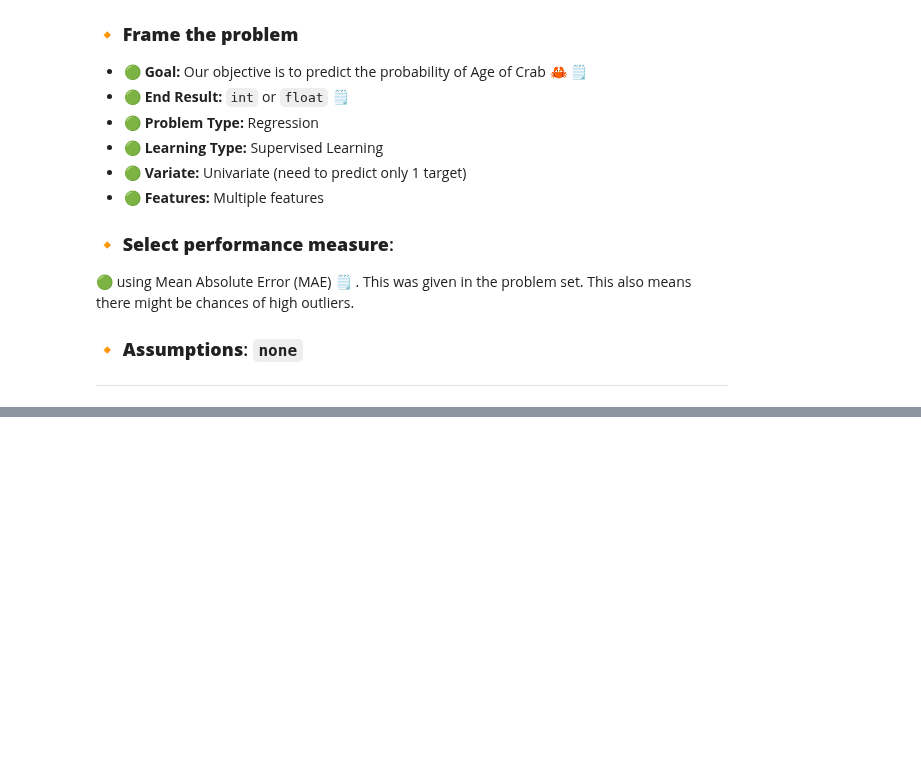
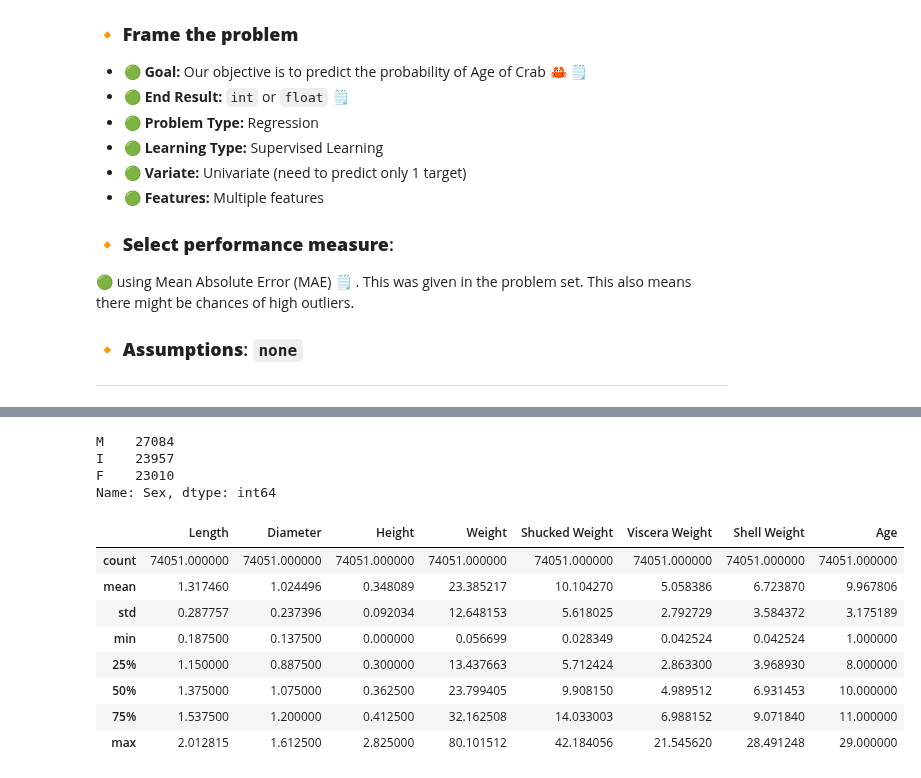
Before and after one commit to subramanya4shenoy/MachineLearningNbs, a Jupyter notebook: Kaggle/Competitions/PGS_S3E16.ipynb, the cells around one changed output, grey strips where cells are left out. Drawn from its saved outputs; the diff is of its cells as text; code cells hidden in the pictures; blank space fills up the shorter version.

```diff
--- a/Kaggle/Competitions/PGS_S3E16.ipynb
+++ b/Kaggle/Competitions/PGS_S3E16.ipynb
@@ -26,0 +137,30 @@ The dataset for this competition (both train and test) was generated from a deep
+# %%
+'''
+Observation:
+1. checking the uniq value counts in categorical column (sex)
+2. We see the strats are well representative for now.
+'''
+train_df['Sex'].value_counts()
+# %% [output]
+M    27084
+I    23957
+F    23010
+Name: Sex, dtype: int64
+# %%
+'''
+Observation:
+1. Age is in integer (max is 29 and min being 1, need to check the scale of this)
+2. length, height and diameter numeric values are in range of 0 - 2
+3. we have 3 weights which looks related. (vw + sw = w)
+'''
+train_df.describe()
+# %% [output]
+|  | Length | Diameter | Height | Weight | Shucked Weight | Viscera Weight | Shell Weight | Age |
+| count | 74051.000000 | 74051.000000 | 74051.000000 | 74051.000000 | 74051.000000 | 74051.000000 | 74051.000000 | 74051.000000 |
+| mean | 1.317460 | 1.024496 | 0.348089 | 23.385217 | 10.104270 | 5.058386 | 6.723870 | 9.967806 |
+| std | 0.287757 | 0.237396 | 0.092034 | 12.648153 | 5.618025 | 2.792729 | 3.584372 | 3.175189 |
+| min | 0.187500 | 0.137500 | 0.000000 | 0.056699 | 0.028349 | 0.042524 | 0.042524 | 1.000000 |
+| 25% | 1.150000 | 0.887500 | 0.300000 | 13.437663 | 5.712424 | 2.863300 | 3.968930 | 8.000000 |
+| 50% | 1.375000 | 1.075000 | 0.362500 | 23.799405 | 9.908150 | 4.989512 | 6.931453 | 10.000000 |
+| 75% | 1.537500 | 1.200000 | 0.412500 | 32.162508 | 14.033003 | 6.988152 | 9.071840 | 11.000000 |
+| max | 2.012815 | 1.612500 | 2.825000 | 80.101512 | 42.184056 | 21.545620 | 28.491248 | 29.000000 |
```
Also changed, not shown: parts of 10 cells of this notebook.
